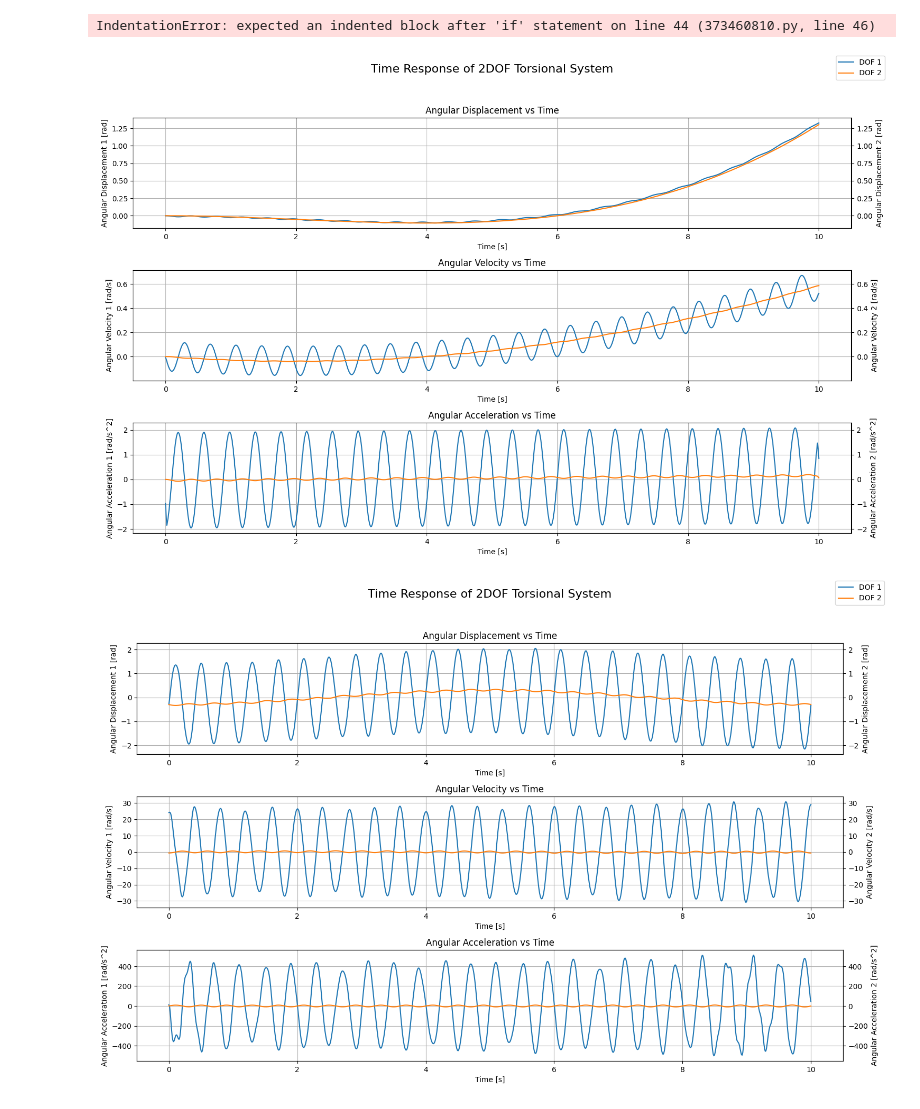
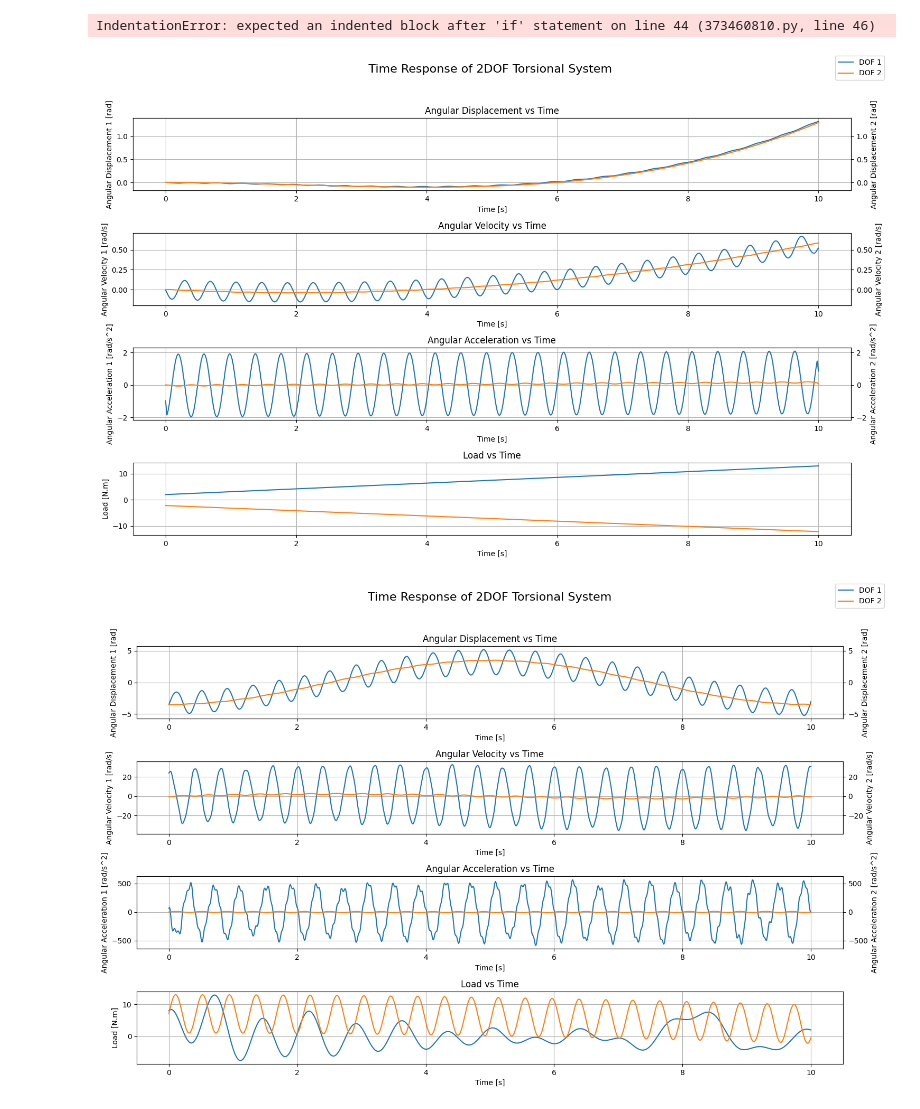
Before and after one commit to Rmhuneineh/my-website, a Jupyter notebook: content/posts/torsional_vibrations_2/01_torVib.ipynb, the cells around one changed output. Drawn from its saved outputs; the diff is of its cells as text; code cells hidden in the pictures.

Commit message:
fixed graphs for 2dof forced vibrations.

```diff
--- a/content/posts/torsional_vibrations_2/01_torVib.ipynb
+++ b/content/posts/torsional_vibrations_2/01_torVib.ipynb
@@ -553,7 +553,7 @@ tau_2 = np.array([-1, -2.2], dtype=np.float16) # 0.0009t^3 + 0.002t^2 + 0.07t +
 t, theta_1, theta_2 = S.simulate_time_response(load_type=np.array(['poly', 'poly']), tau_ext=[tau_1, tau_2])
 # %%
 # Plotting the time response
-fig, axes = plt.subplots(3, 1, figsize=(15, 10))
+fig, axes = plt.subplots(4, 1, figsize=(15, 10))
 fig.suptitle('Time Response of 2DOF Torsional System', fontsize=16)
 # Angular Displacement vs Time
 ax2 = axes[0].twinx()
@@ -609,23 +609,32 @@ ax2.set_ylim(ymin, ymax)
 axes[2].set_title('Angular Acceleration vs Time')
 axes[2].grid(True)
 
+# Plot Load
+for load in [tau_1, tau_2]:
+    load_t = load[0]*t + load[1]
+    axes[3].plot(t, load_t)
+axes[3].set_xlabel('Time [s]')
+axes[3].set_ylabel('Load [N.m]')
+axes[3].set_title('Load vs Time')
+axes[3].grid(True)
+
 fig.legend()
 plt.tight_layout(rect=[0, 0.03, 1, 0.95])
 # %% [output]
-[figure, old version]
+[figure, new version]
 # %%
 sin_load = {'amplitude': np.linspace(1,2,5), 'frequency': np.linspace(1,4,5)}
 cos_load = {'amplitude': np.linspace(0.4, 1.2,10), 'frequency': np.linspace(8,9, 10)}
 tau_1 = {'sin': sin_load, 'cos': cos_load}
 
-sin_load = {'amplitude': np.array([0.1], dtype=np.float16), 'frequency': np.array([15], dtype=np.float16)}
-cos_load = {'amplitude': np.array([0.6], dtype=np.float16), 'frequency': np.array([0.1], dtype=np.float16)}
+sin_load = {'amplitude': np.array([6], dtype=np.float16), 'frequency': np.array([15], dtype=np.float16)}
+cos_load = {'amplitude': np.array([7], dtype=np.float16), 'frequency': np.array([0.1], dtype=np.float16)}
 tau_2 = {'sin': sin_load, 'cos': cos_load}
 # Calculate solution
 t, theta_1, theta_2 = S.simulate_time_response(load_type=np.array(['harmonic', 'harmonic']), tau_ext=[tau_1, tau_2])
 # %%
 # Plotting the time response
-fig, axes = plt.subplots(3, 1, figsize=(15, 10))
+fig, axes = plt.subplots(4, 1, figsize=(15, 10))
 fig.suptitle('Time Response of 2DOF Torsional System', fontsize=16)
 # Angular Displacement vs Time
 ax2 = axes[0].twinx()
@@ -657,33 +666,49 @@ y1_min, y1_max = axes[1].get_ylim()
 y2_min, y2_max = ax2.get_ylim()
 ymin = min(y1_min, y2_min)
 ymax = max(y1_max, y2_max)
 axes[1].set_ylim(ymin, ymax)
 ax2.set_ylim(ymin, ymax)
 axes[1].set_title('Angular Velocity vs Time')
 axes[1].grid(True)
 
 # Angular Acceleration vs Time
 angular_acceleration_1 = np.gradient(angular_velocity_1, t, axis=0)
 angular_acceleration_2 = np.gradient(angular_velocity_2, t, axis=0)
 
 ax2 = axes[2].twinx()
 axes[2].plot(t, angular_acceleration_1)
 ax2.plot(t, angular_acceleration_2, color='#ff7f0e')
 axes[2].set_xlabel('Time [s]')
 axes[2].set_ylabel('Angular Acceleration 1 [rad/s^2]')
 ax2.set_ylabel('Angular Acceleration 2 [rad/s^2]')
 y1_min, y1_max = axes[2].get_ylim()
 y2_min, y2_max = ax2.get_ylim()
 ymin = min(y1_min, y2_min)
 ymax = max(y1_max, y2_max)
 axes[2].set_ylim(ymin, ymax)
 ax2.set_ylim(ymin, ymax)
 axes[2].set_title('Angular Acceleration vs Time')
 axes[2].grid(True)
 
+# Plot Load
+for load in [tau_1, tau_2]:
+    load_t = np.zeros_like(t)
+    for key in load:
+        for A, om in zip(load[key]['amplitude'], load[key]['frequency']):
+            if key == 'sin':
+                load_t = load_t + A * np.sin(om*t)
+            elif key == 'cos':
+                load_t = load_t + A * np.cos(om*t)
+    axes[3].plot(t, load_t)
+axes[3].set_xlabel('Time [s]')
+axes[3].set_ylabel('Load [N.m]')
+axes[3].set_title('Load vs Time')
+axes[3].grid(True)
+
+
 fig.legend()
 plt.tight_layout(rect=[0, 0.03, 1, 0.95])
 # %% [output]
-[figure, old version]
+[figure, new version]
 # %%
 # Define External Forces
```
Also changed, not shown: parts of 3 cells of this notebook, 1 other file.
